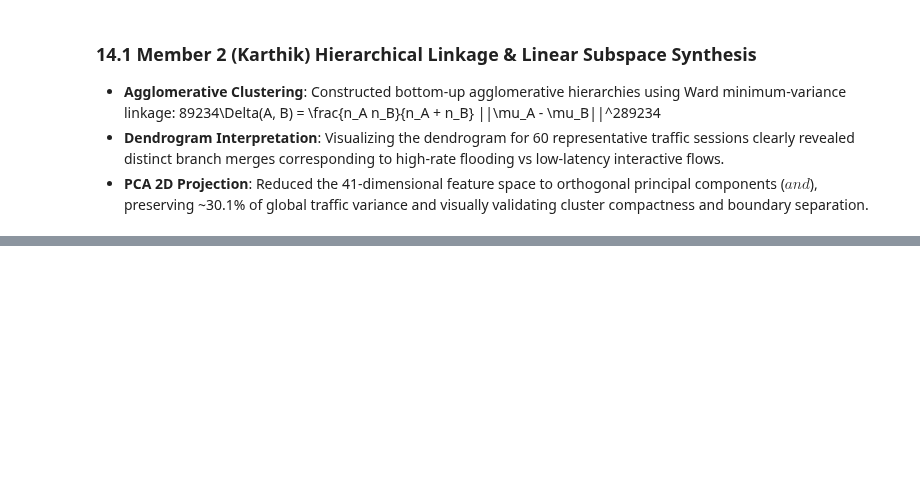
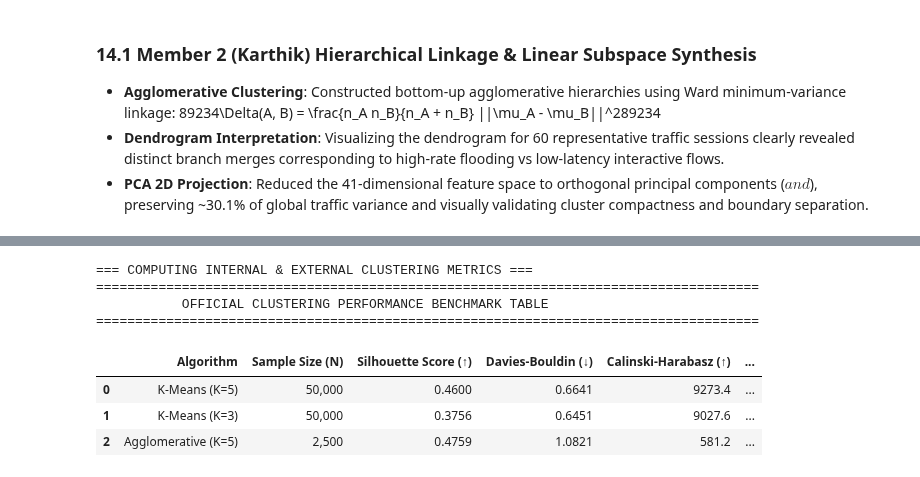
Before and after one commit to ajay9376/NetSentinel, a Jupyter notebook: notebooks/clustering.ipynb, the cells around one changed output, grey strips where cells are left out. Saved outputs shown, nothing was run; the diff lists cells and outputs as text; code cells hidden in the pictures; blank space fills up the shorter version.

```diff
--- a/notebooks/clustering.ipynb
+++ b/notebooks/clustering.ipynb
@@ -700,0 +722,80 @@ Cumulative 2D Variance:   30.60%
+# %%
+# Quantitative Evaluation of Clustering Models
+from sklearn.metrics import (
+    silhouette_score, davies_bouldin_score, calinski_harabasz_score,
+    adjusted_rand_score, normalized_mutual_info_score
+)
+
+print("=== COMPUTING INTERNAL & EXTERNAL CLUSTERING METRICS ===")
+
+# 1. K-Means (K=5 on 50,000 records)
+# Silhouette calculated on a representative 10,000-sample subset for computational efficiency
+sil_sample_idx = np.random.RandomState(RANDOM_SEED).choice(len(X), size=10000, replace=False)
+km_sil = silhouette_score(X[sil_sample_idx], km_labels_k5[sil_sample_idx])
+km_db = davies_bouldin_score(X, km_labels_k5)
+km_ch = calinski_harabasz_score(X, km_labels_k5)
+km_ari_multi = adjusted_rand_score(df_meta['label'], km_labels_k5)
+km_nmi_multi = normalized_mutual_info_score(df_meta['label'], km_labels_k5)
+km_ari_bin = adjusted_rand_score(df_meta['attack'], km_labels_k5)
+km_nmi_bin = normalized_mutual_info_score(df_meta['attack'], km_labels_k5)
+
+# 2. K-Means (K=3 Comparison on 50,000 records)
+kmeans_k3 = KMeans(n_clusters=3, init='k-means++', n_init=10, random_state=RANDOM_SEED)
+km_labels_k3 = kmeans_k3.fit_predict(X)
+km3_sil = silhouette_score(X[sil_sample_idx], km_labels_k3[sil_sample_idx])
+km3_db = davies_bouldin_score(X, km_labels_k3)
+km3_ch = calinski_harabasz_score(X, km_labels_k3)
+km3_ari = adjusted_rand_score(df_meta['label'], km_labels_k3)
+km3_nmi = normalized_mutual_info_score(df_meta['label'], km_labels_k3)
+
+# 3. Agglomerative (K=5 on 2,500 subset)
+agg_sil = silhouette_score(X_hier, agg_labels)
+agg_db = davies_bouldin_score(X_hier, agg_labels)
+agg_ch = calinski_harabasz_score(X_hier, agg_labels)
+agg_ari = adjusted_rand_score(df_meta_hier['label'], agg_labels)
+agg_nmi = normalized_mutual_info_score(df_meta_hier['label'], agg_labels)
+
+# Compile Comparative Evaluation DataFrame
+eval_summary = pd.DataFrame([
+    {
+        'Algorithm': 'K-Means (K=5)',
+        'Sample Size (N)': f"{len(X):,}",
+        'Silhouette Score (↑)': round(km_sil, 4),
+        'Davies-Bouldin (↓)': round(km_db, 4),
+        'Calinski-Harabasz (↑)': round(km_ch, 1),
+        'ARI vs Label': round(km_ari_multi, 4),
+        'NMI vs Label': round(km_nmi_multi, 4)
+    },
+    {
+        'Algorithm': 'K-Means (K=3)',
+        'Sample Size (N)': f"{len(X):,}",
+        'Silhouette Score (↑)': round(km3_sil, 4),
+        'Davies-Bouldin (↓)': round(km3_db, 4),
+        'Calinski-Harabasz (↑)': round(km3_ch, 1),
+        'ARI vs Label': round(km3_ari, 4),
+        'NMI vs Label': round(km3_nmi, 4)
+    },
+    {
+        'Algorithm': 'Agglomerative (K=5)',
+        'Sample Size (N)': f"{len(X_hier):,}",
+        'Silhouette Score (↑)': round(agg_sil, 4),
+        'Davies-Bouldin (↓)': round(agg_db, 4),
+        'Calinski-Harabasz (↑)': round(agg_ch, 1),
+        'ARI vs Label': round(agg_ari, 4),
+        'NMI vs Label': round(agg_nmi, 4)
+    }
+])
+
+print("=" * 85)
+print("           OFFICIAL CLUSTERING PERFORMANCE BENCHMARK TABLE")
+print("=" * 85)
+display(eval_summary)
+# %% [output]
+=== COMPUTING INTERNAL & EXTERNAL CLUSTERING METRICS ===
+=====================================================================================
+           OFFICIAL CLUSTERING PERFORMANCE BENCHMARK TABLE
+=====================================================================================
+|  | Algorithm | Sample Size (N) | Silhouette Score (↑) | Davies-Bouldin (↓) | Calinski-Harabasz (↑) | ... |
+| 0 | K-Means (K=5) | 50,000 | 0.4600 | 0.6641 | 9273.4 | ... |
+| 1 | K-Means (K=3) | 50,000 | 0.3756 | 0.6451 | 9027.6 | ... |
+| 2 | Agglomerative (K=5) | 2,500 | 0.4759 | 1.0821 | 581.2 | ... |
```
Also changed, not shown: parts of 8 cells of this notebook.
